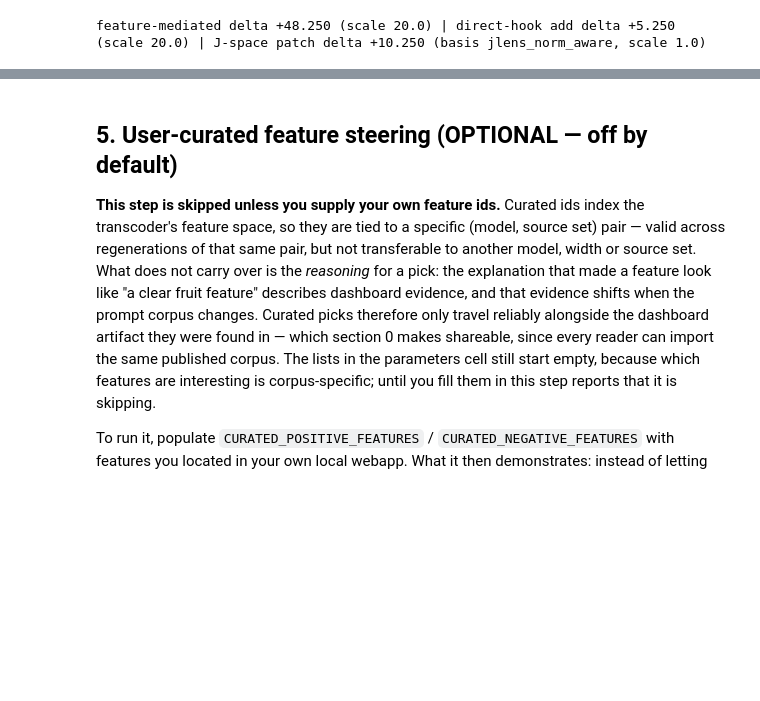
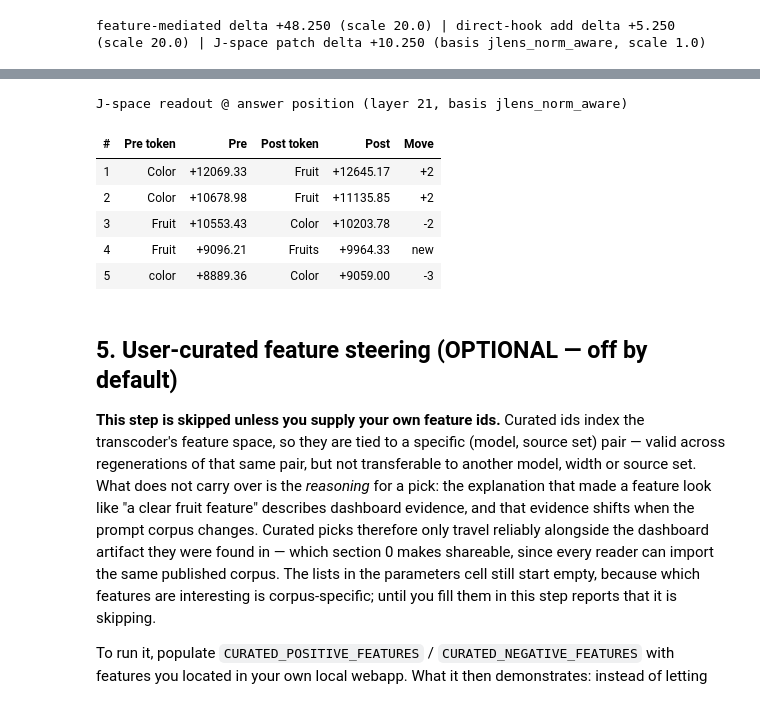
Before and after one commit to speediedan/interpretune, a Jupyter notebook: docs/notebook_artifacts/circuit_tracer_examples/ct_concept_steering_demo_local_np.ipynb, the cells around one changed output, grey strips where cells are left out. Saved outputs shown, nothing was run; the diff lists cells and outputs as text; code cells hidden in the pictures; blank space fills up the shorter version.

```diff
--- a/docs/notebook_artifacts/circuit_tracer_examples/ct_concept_steering_demo_local_np.ipynb
+++ b/docs/notebook_artifacts/circuit_tracer_examples/ct_concept_steering_demo_local_np.ipynb
@@ -567,3 +711,41 @@ feature-mediated delta +48.250 (scale 20.0) | direct-hook add delta +5.250 (scal
+# %%
+# @title 4d: J-space readout at the answer position { display-mode: "form" }
+# Pre/post J-lens readout at the answer position. Mirrors jlens_read_impl's readout lines
+# (folded-norm path mandatory; include_rms_scale=False — within one position the divisor
+# cannot change rankings). Post is h + Δh by construction; nothing here runs the model.
+if jspace_ran:
+    _rlens = _jj.detach().float().cpu()
+    _pre_act = _h[0, _last].detach().float().cpu()
+    _post_act = (_h[0, _last] + _delta_h).detach().float().cpu()
+    assert _pre_act.shape == _post_act.shape == _rlens.shape[1:], "activation/lens width mismatch"
+    assert torch.isfinite(_pre_act).all() and torch.isfinite(_post_act).all(), "non-finite activation"
+
+    def _readout_top(vec, k=5):
+        vec = vec.detach().float().cpu()
+        y = vec @ _rlens.T
+        if _info.norm_kind == "layernorm":
+            y = y - y.mean(dim=-1, keepdim=True)
+        if _info.norm_scale is not None:
+            y = y * _info.norm_scale.detach().float().cpu()
+        logits = y @ _info.w_u.detach().float().cpu().T
+        if _info.norm_bias is not None:
+            logits = logits + (_info.w_u.double() @ _info.norm_bias.double()).float()
+        scores, ids = torch.topk(logits, k=k)
+        return [(tokenizer.decode([int(i)]), float(s)) for s, i in zip(scores, ids)]
+
+    _pre_top = _readout_top(_pre_act)
+    _post_top = _readout_top(_post_act)
+    display_jlens_readout_comparison(_pre_top, _post_top, layer=_jlayer, basis=jlens_out.jlens_basis)
+else:
+    print(f"[SKIPPED] J-space readout: {jspace_skip_reason}")
+# %% [output]
+J-space readout @ answer position (layer 21, basis jlens_norm_aware)
+| # | Pre token | Pre | Post token | Post | Move |
+| 1 | Color | +12069.33 | Fruit | +12645.17 | +2 |
+| 2 | Color | +10678.98 | Fruit | +11135.85 | +2 |
+| 3 | Fruit | +10553.43 | Color | +10203.78 | -2 |
+| 4 | Fruit | +9096.21 | Fruits | +9964.33 | new |
+| 5 | color | +8889.36 | Color | +9059.00 | -3 |
 # %% [markdown]
 ## 5. User-curated feature steering (OPTIONAL — off by default)
 
```
Also changed, not shown: parts of 7 cells of this notebook, 1 other file.
